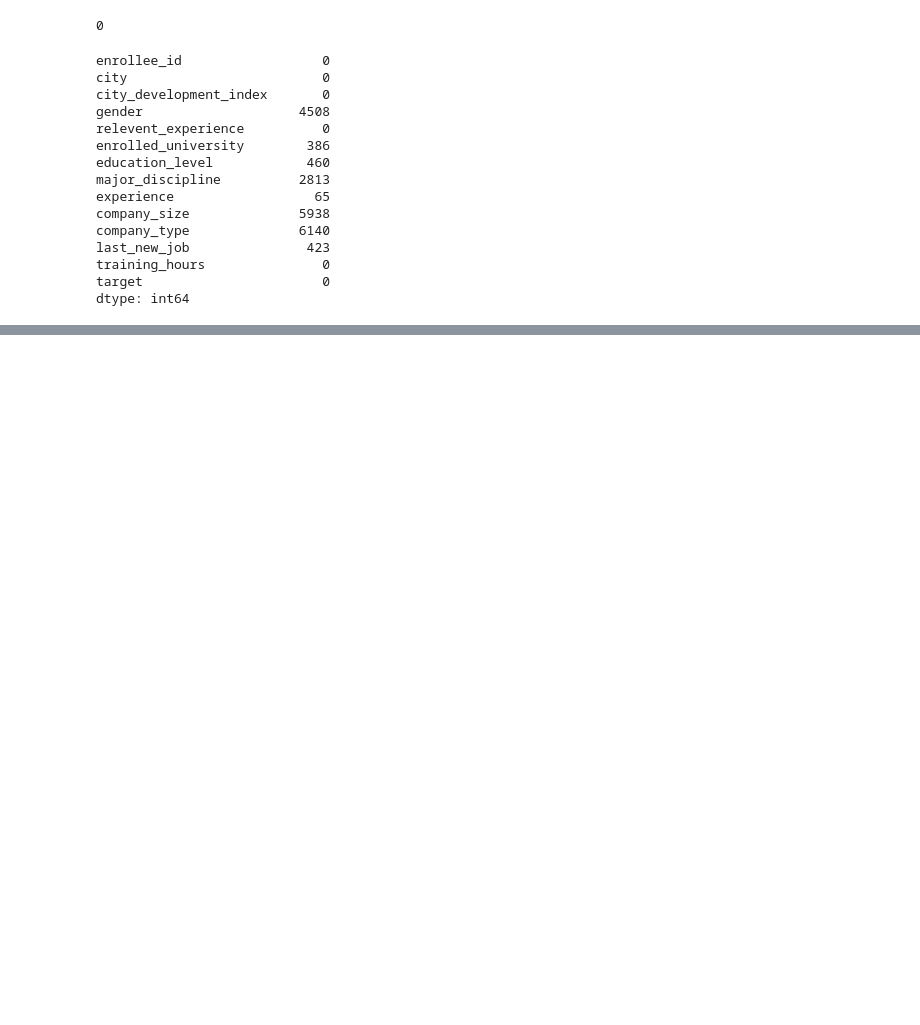
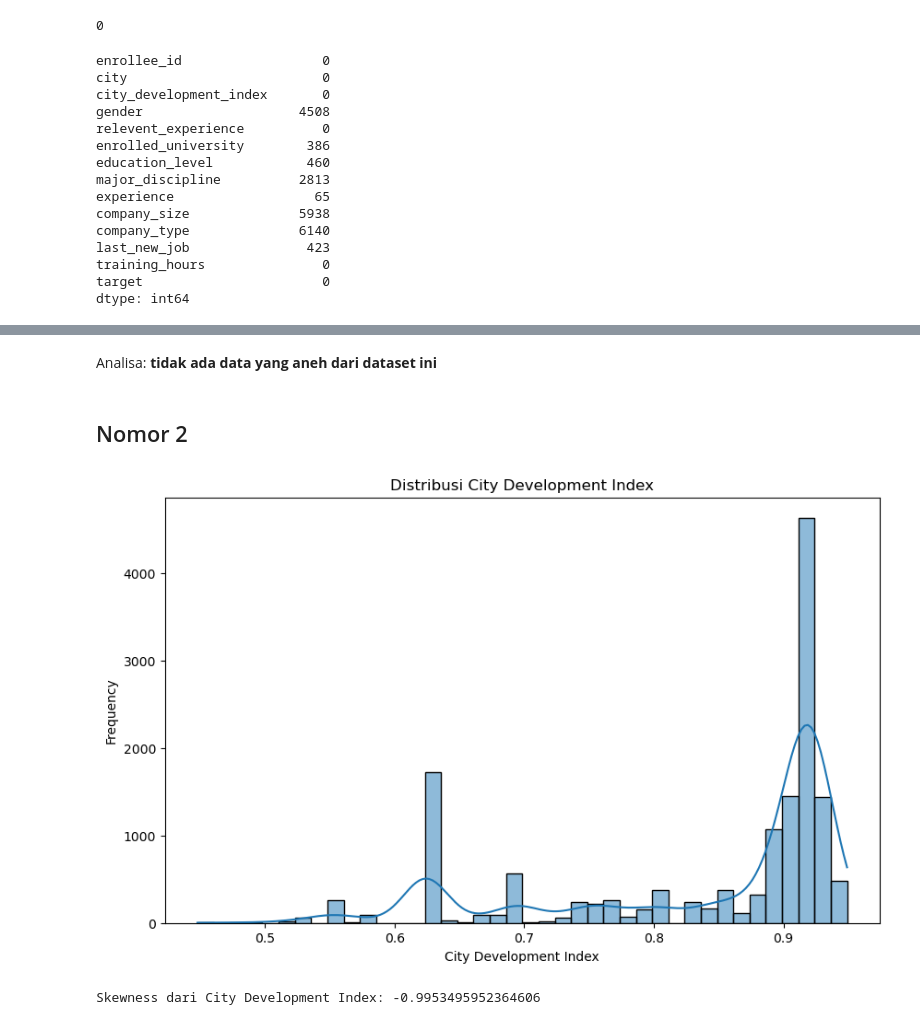
Before and after one commit to fachri34/Final-Project-Data-Science, a Jupyter notebook: HR Analytics.ipynb, the cells around one changed output, grey strips where cells are left out. Cells and saved outputs as stored; diff of their text form; code cells hidden in the pictures; blank space fills up the shorter version.

```diff
--- a/HR Analytics.ipynb
+++ b/HR Analytics.ipynb
@@ -102,0 +95,21 @@ dtype: int64
+# %% [markdown]
+Analisa: **tidak ada data yang aneh dari dataset ini**
+# %% [markdown]
+## Nomor 2
+# %%
+plt.figure(figsize=(10, 6))
+sns.histplot(data['city_development_index'], kde=True)
+plt.title('Distribusi City Development Index')
+plt.xlabel('City Development Index')
+plt.ylabel('Frequency')
+plt.show()
+# %% [output]
+[figure, added]
+# %%
+# Mengukur skewness dari 'city_development_index'
+skewness = skew(df['city_development_index'])
+
+# Menampilkan hasil
+print(f"Skewness dari City Development Index: {skewness}")
+# %% [output]
+Skewness dari City Development Index: -0.9953495952364606
```
Also changed, not shown: parts of 39 cells of this notebook.
